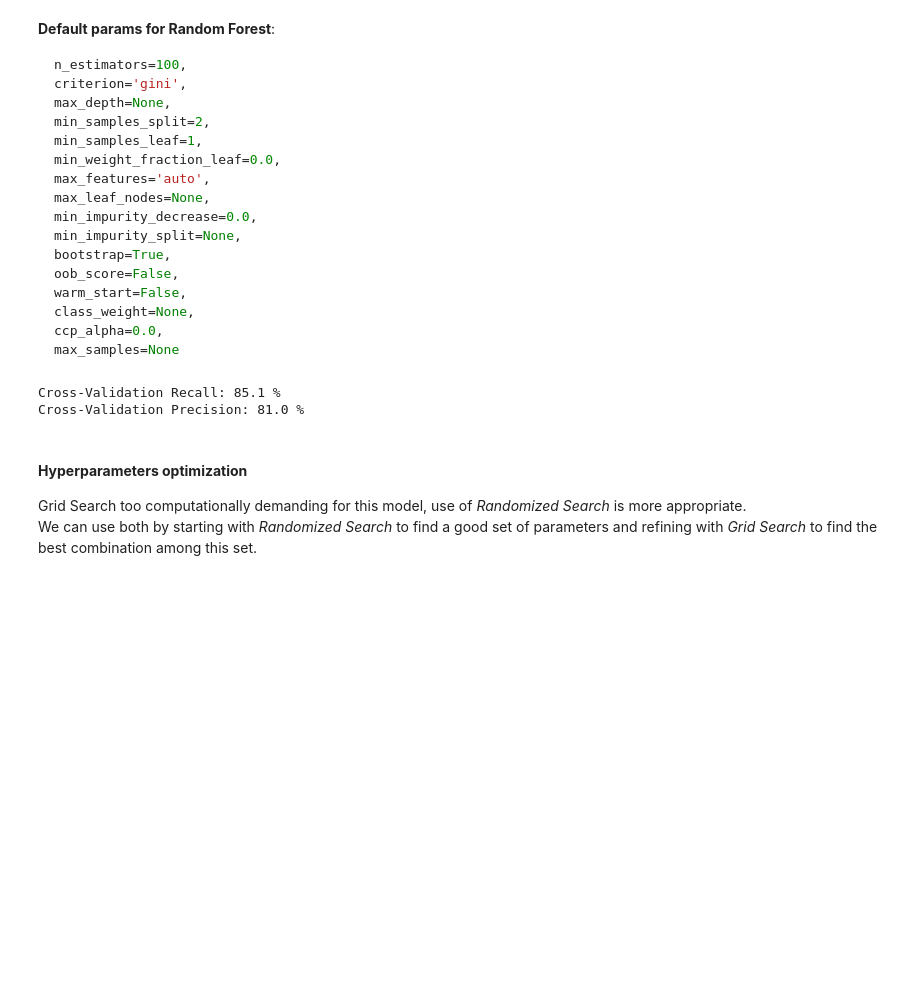
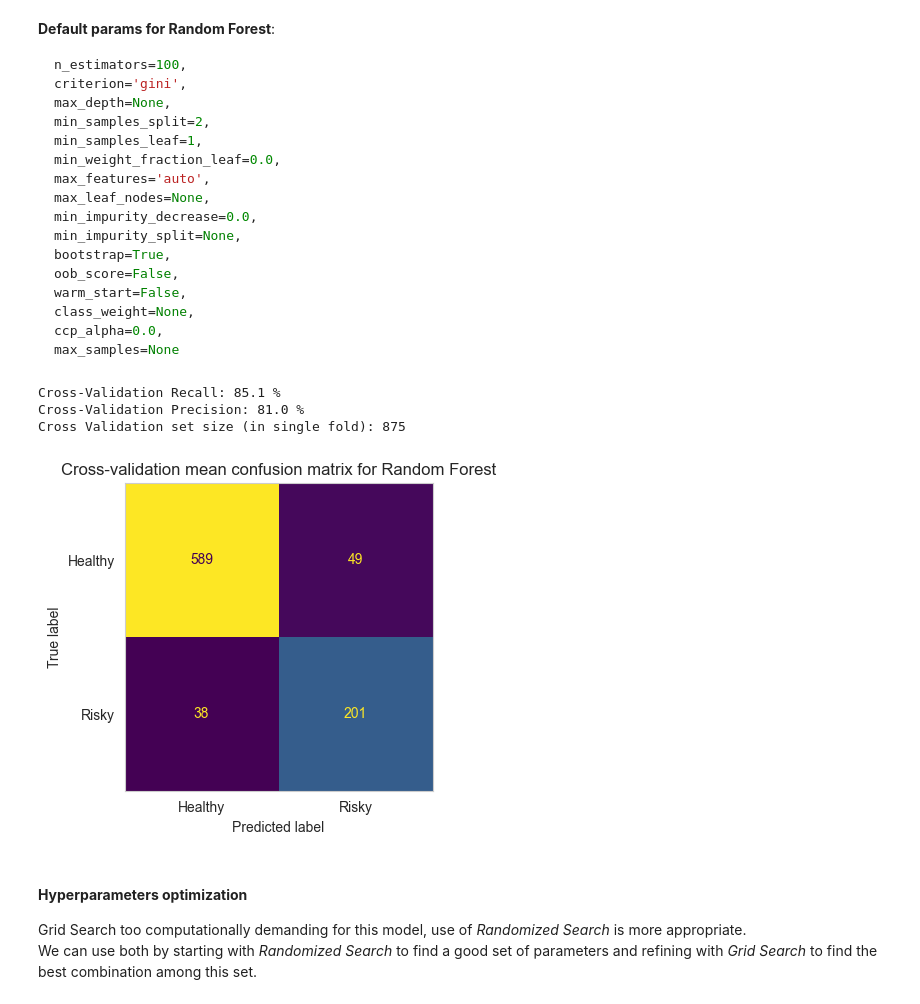
Before and after one commit to Iman974/ML_classification_hypertension_SL, a Jupyter notebook: Hypertension_risk.ipynb, the cells around one changed output. Drawn from its saved outputs; the diff is of its cells as text; code cells hidden in the pictures; blank space fills up the shorter version.

````diff
--- a/Hypertension_risk.ipynb
+++ b/Hypertension_risk.ipynb
@@ -537,6 +540,6 @@ del X, y
 # %%
-from sklearn.metrics import confusion_matrix
-from sklearn.model_selection import StratifiedKFold, cross_val_score, RepeatedStratifiedKFold
+from sklearn.metrics import ConfusionMatrixDisplay, confusion_matrix
+from sklearn.model_selection import cross_val_score, RepeatedStratifiedKFold
 from sklearn.preprocessing import StandardScaler
 
 def fit_unscaled_and_cross_validate(X_train, y_train, model, print_results=True):
@@ -575,17 +578,27 @@ def plot_performance_vs_features_dropped(feature_importances, X_train, y_train,
     plt.legend()
     plt.show()
 
-def avg_confusion_mat_cv(X_train, y_train, model):
-    cv = RepeatedStratifiedKFold(n_repeats=3, random_state=42)
+def avg_confusion_mat_cv(X_train, y_train, model, splits):
+    cv = RepeatedStratifiedKFold(n_repeats=5, n_splits=splits, random_state=42)
     confusion_matrices = []
+    std_scaler = StandardScaler()
     for train_index, test_index in cv.split(X_train, y_train):
         X_train_cv, X_test_cv = X_train.iloc[train_index], X_train.iloc[test_index]
         y_train_cv, y_test_cv = y_train.iloc[train_index], y_train.iloc[test_index]
+        X_train_cv_scaled = std_scaler.fit_transform(X_train_cv)
+        X_test_cv_scaled = std_scaler.transform(X_test_cv)
 
-        model.fit(X_train_cv, y_train_cv)
-        y_pred = model.predict(X_test_cv)
+        model.fit(X_train_cv_scaled, y_train_cv)
+        y_pred = model.predict(X_test_cv_scaled)
         confusion_matrices.append(confusion_matrix(y_test_cv, y_pred))
     return np.mean(confusion_matrices, axis=0)
+
+def plot_confusion_matrix(confusion_matrix, title, size=(4,4)):
+    display = ConfusionMatrixDisplay(confusion_matrix=confusion_matrix, display_labels=["Healthy", "Risky"])
+    conf_plot = display.plot(colorbar=False)
+    conf_plot.ax_.set_title(title)
+    conf_plot.ax_.grid(False)
+    conf_plot.figure_.set_size_inches(*size)
 # %% [markdown]
 **Performance metrics choice**
 
@@ -623,13 +636,24 @@ class_weight=None,
 ccp_alpha=0.0,
 max_samples=None
 ```
-# %%
-from sklearn.ensemble import RandomForestClassifier
-
-fit_unscaled_and_cross_validate(X_train_scaled, y_train, RandomForestClassifier(random_state=42));
-# %% [output]
-Cross-Validation Recall: 85.1 %
-Cross-Validation Precision: 81.0 %
+# %%
+from sklearn.ensemble import RandomForestClassifier
+
+rf_basic = RandomForestClassifier(random_state=42)
+fit_unscaled_and_cross_validate(X_train_scaled, y_train, rf_basic);
+
+print()
+
+# Build the confusion matrix from cross validation scores
+MEAN_CONF_MAT_SPLITS = 3
+confusion_mat = avg_confusion_mat_cv(X_train, y_train, rf_basic, splits=MEAN_CONF_MAT_SPLITS)
+print("Cross Validation set size (in single fold):", X_train.shape[0] // MEAN_CONF_MAT_SPLITS)
+plot_confusion_matrix(np.ceil(confusion_mat).astype(int), 'Cross-validation mean confusion matrix for basic Random Forest')
+# %% [output]
+Cross-Validation Recall: 85.1 %
+Cross-Validation Precision: 81.0 %
+Cross Validation set size (in single fold): 875
+[figure, added]
 # %% [markdown]
 #### **Hyperparameters optimization**
 
````
Also changed, not shown: parts of 10 cells of this notebook.
